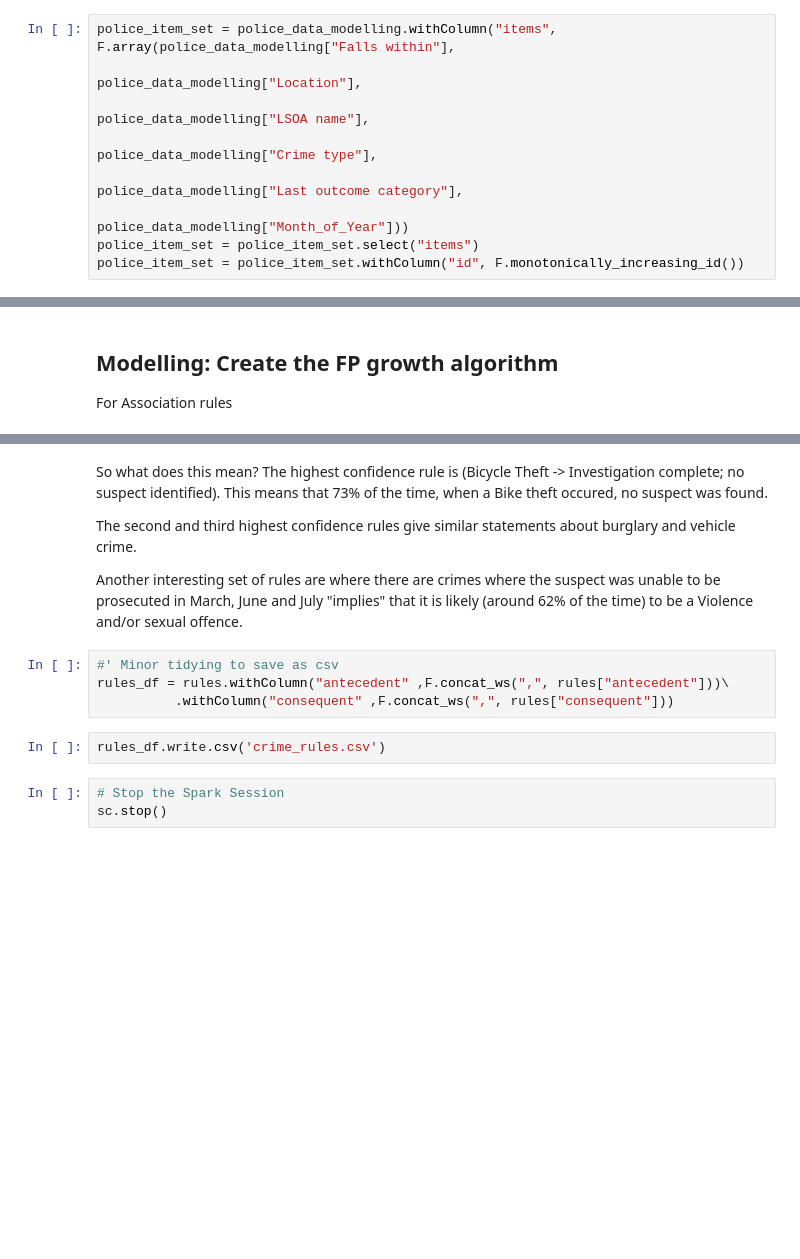
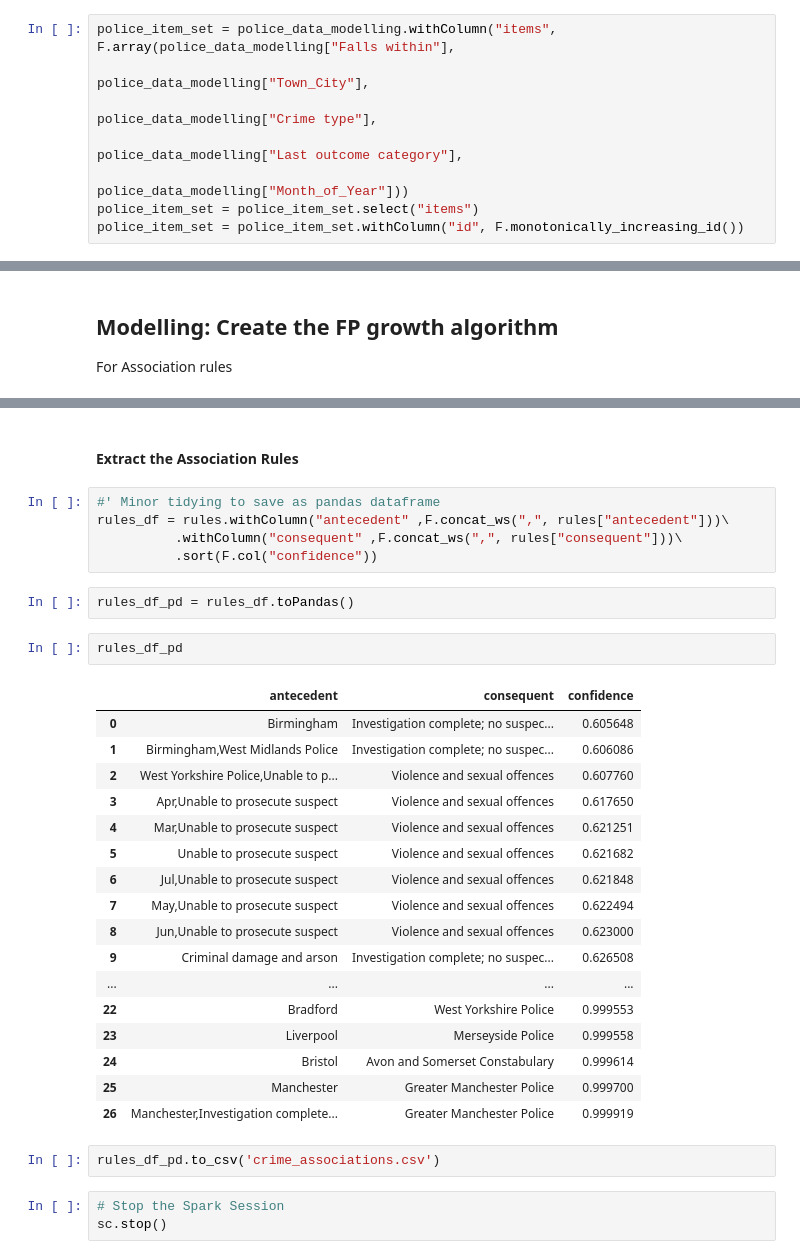
Before and after one commit to AlistairLR112/EnglandCrimeAssociations, a Jupyter notebook: CrimeAssociations.ipynb, the cells around one changed output, grey strips where cells are left out. Cells and saved outputs as stored; diff of their text form; blank space fills up the shorter version.

Commit message:
Using Less granular location information

```diff
--- a/CrimeAssociations.ipynb
+++ b/CrimeAssociations.ipynb
@@ -221,8 +267,7 @@ only showing top 3 rows
 The FP growth algorithm (like association rules), needs the items to be concatenated into a list/array of "transactions".
 # %%
 police_item_set = police_data_modelling.withColumn("items", F.array(police_data_modelling["Falls within"],
-                                                                    police_data_modelling["Location"],
-                                                                    police_data_modelling["LSOA name"],
+                                                                    police_data_modelling["Town_City"],
                                                                     police_data_modelling["Crime type"],
                                                                     police_data_modelling["Last outcome category"],
                                                                     police_data_modelling["Month_of_Year"]))
@@ -309,15 +304,34 @@ only showing top 20 rows
-# %% [markdown]
-So what does this mean? The highest confidence rule is (Bicycle Theft -> Investigation complete; no suspect identified). This means that 73% of the time, when a Bike theft occured, no suspect was found.
-
-The second and third highest confidence rules give similar statements about burglary and vehicle crime.
-
-Another interesting set of rules are where there are crimes where the suspect was unable to be prosecuted in March, June and July "implies" that it is likely (around 62% of the time) to be a Violence and/or sexual offence.
+# %% [markdown]
+#### Extract the Association Rules
 # %%
-#' Minor tidying to save as csv
+#' Minor tidying to save as pandas dataframe
 rules_df = rules.withColumn("antecedent" ,F.concat_ws(",", rules["antecedent"]))\
-          .withColumn("consequent" ,F.concat_ws(",", rules["consequent"]))
+          .withColumn("consequent" ,F.concat_ws(",", rules["consequent"]))\
+          .sort(F.col("confidence"))
-# %%
-rules_df.write.csv('crime_rules.csv')
+# %%
+rules_df_pd = rules_df.toPandas()
+# %%
+rules_df_pd
+# %% [output]
+|  | antecedent | consequent | confidence |
+| 0 | Birmingham | Investigation complete; no suspec... | 0.605648 |
+| 1 | Birmingham,West Midlands Police | Investigation complete; no suspec... | 0.606086 |
+| 2 | West Yorkshire Police,Unable to p... | Violence and sexual offences | 0.607760 |
+| 3 | Apr,Unable to prosecute suspect | Violence and sexual offences | 0.617650 |
+| 4 | Mar,Unable to prosecute suspect | Violence and sexual offences | 0.621251 |
+| 5 | Unable to prosecute suspect | Violence and sexual offences | 0.621682 |
+| 6 | Jul,Unable to prosecute suspect | Violence and sexual offences | 0.621848 |
+| 7 | May,Unable to prosecute suspect | Violence and sexual offences | 0.622494 |
+| 8 | Jun,Unable to prosecute suspect | Violence and sexual offences | 0.623000 |
+| 9 | Criminal damage and arson | Investigation complete; no suspec... | 0.626508 |
+| ... | ... | ... | ... |
+| 22 | Bradford | West Yorkshire Police | 0.999553 |
+| 23 | Liverpool | Merseyside Police | 0.999558 |
+| 24 | Bristol | Avon and Somerset Constabulary | 0.999614 |
+| 25 | Manchester | Greater Manchester Police | 0.999700 |
+| 26 | Manchester,Investigation complete... | Greater Manchester Police | 0.999919 |
+# %%
+rules_df_pd.to_csv('crime_associations.csv')
 # %%
 # Stop the Spark Session
 sc.stop()
```
Also changed, not shown: parts of 47 cells of this notebook, 7 other files.
